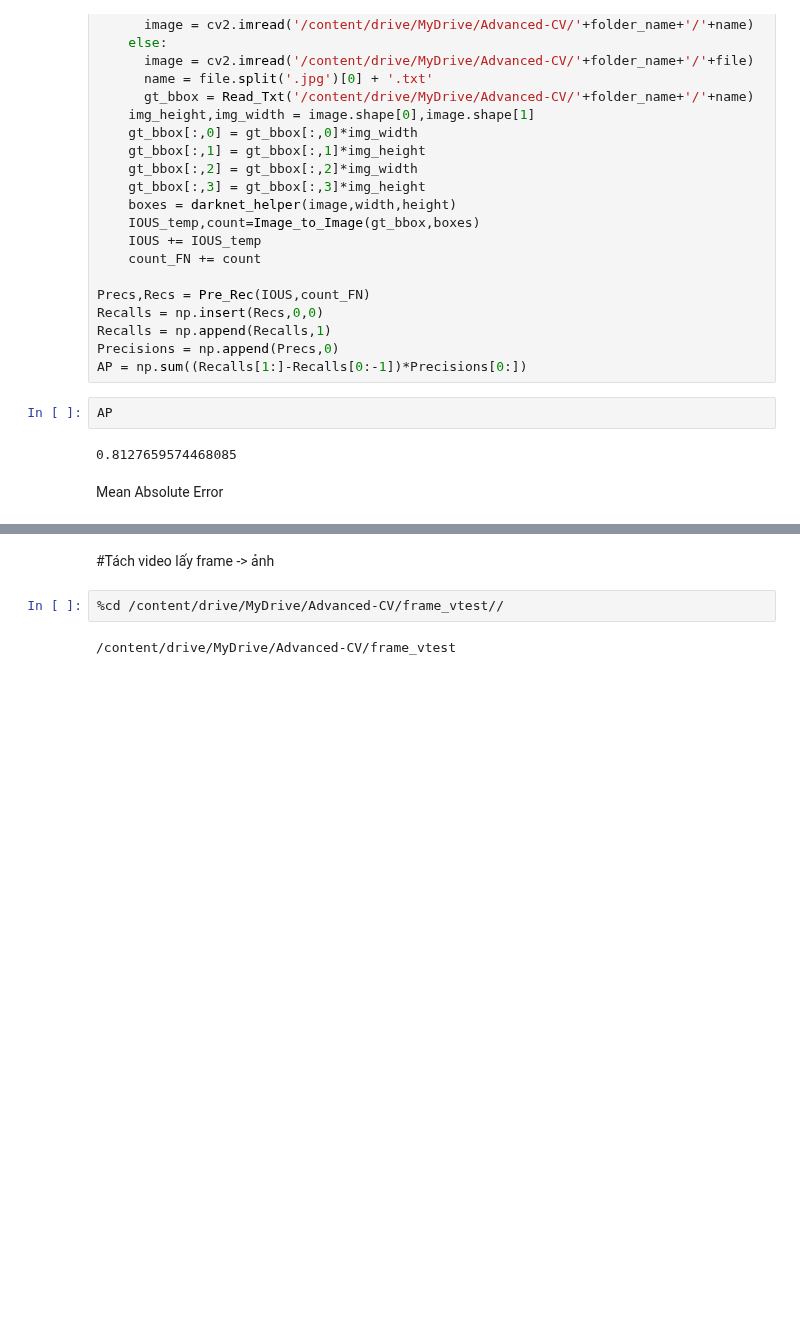
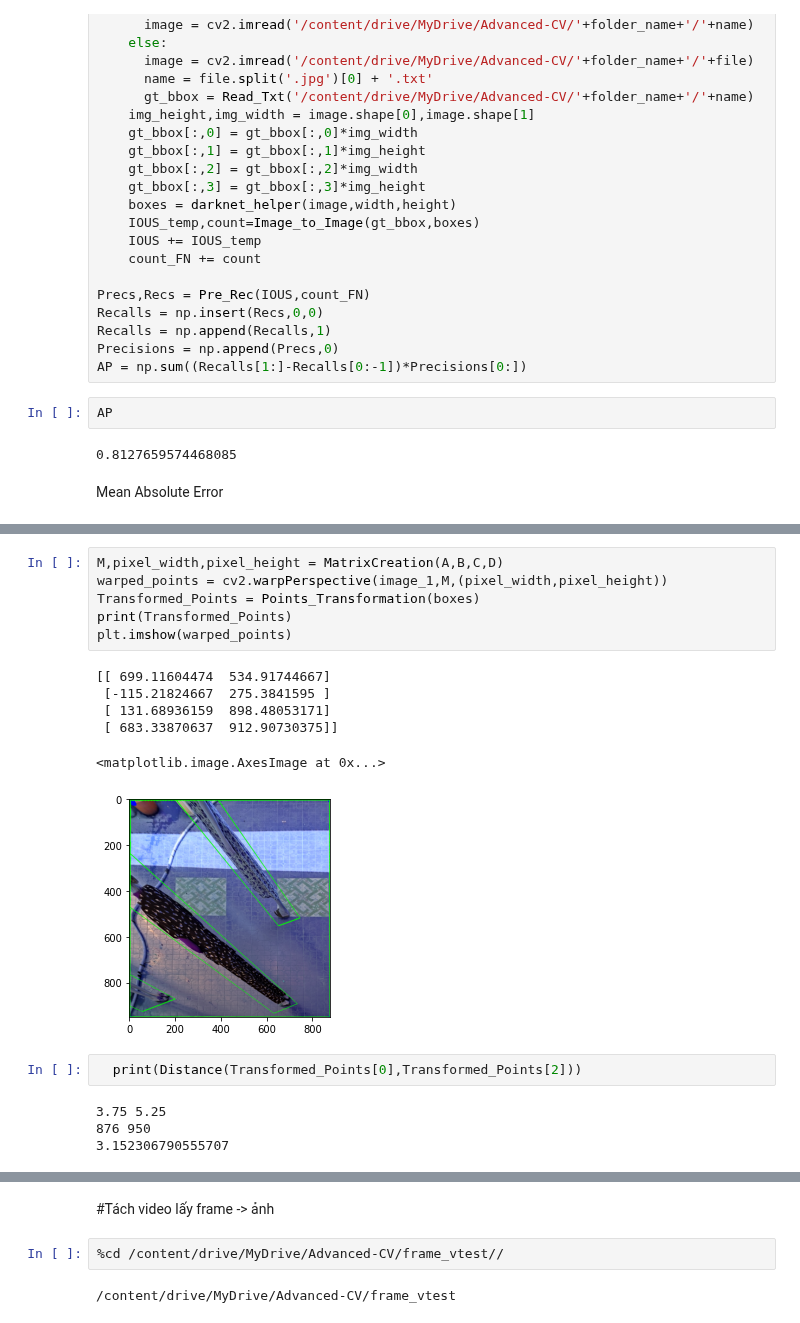
Before and after one commit to lephuocdat2000/Advanced-CV, a Jupyter notebook: FinalProject.ipynb, the cells around one changed output, grey strips where cells are left out. Drawn from its saved outputs; the diff is of its cells as text; blank space fills up the shorter version.

```diff
--- a/FinalProject.ipynb
+++ b/FinalProject.ipynb
@@ -473 +503,20 @@ plt.imshow(cv2.cvtColor(image_1,cv2.COLOR_BGR2RGB))
 [figure]
+# %%
+M,pixel_width,pixel_height = MatrixCreation(A,B,C,D)
+warped_points = cv2.warpPerspective(image_1,M,(pixel_width,pixel_height))
+Transformed_Points = Points_Transformation(boxes)
+print(Transformed_Points)
+plt.imshow(warped_points)
+# %% [output]
+[[ 699.11604474  534.91744667]
+ [-115.21824667  275.3841595 ]
+ [ 131.68936159  898.48053171]
+ [ 683.33870637  912.90730375]]
+<matplotlib.image.AxesImage at 0x...>
+[figure, added]
+# %%
+  print(Distance(Transformed_Points[0],Transformed_Points[2]))
+# %% [output]
+3.75 5.25
+876 950
+3.152306790555707
```
Also changed, not shown: parts of 7 cells of this notebook.
